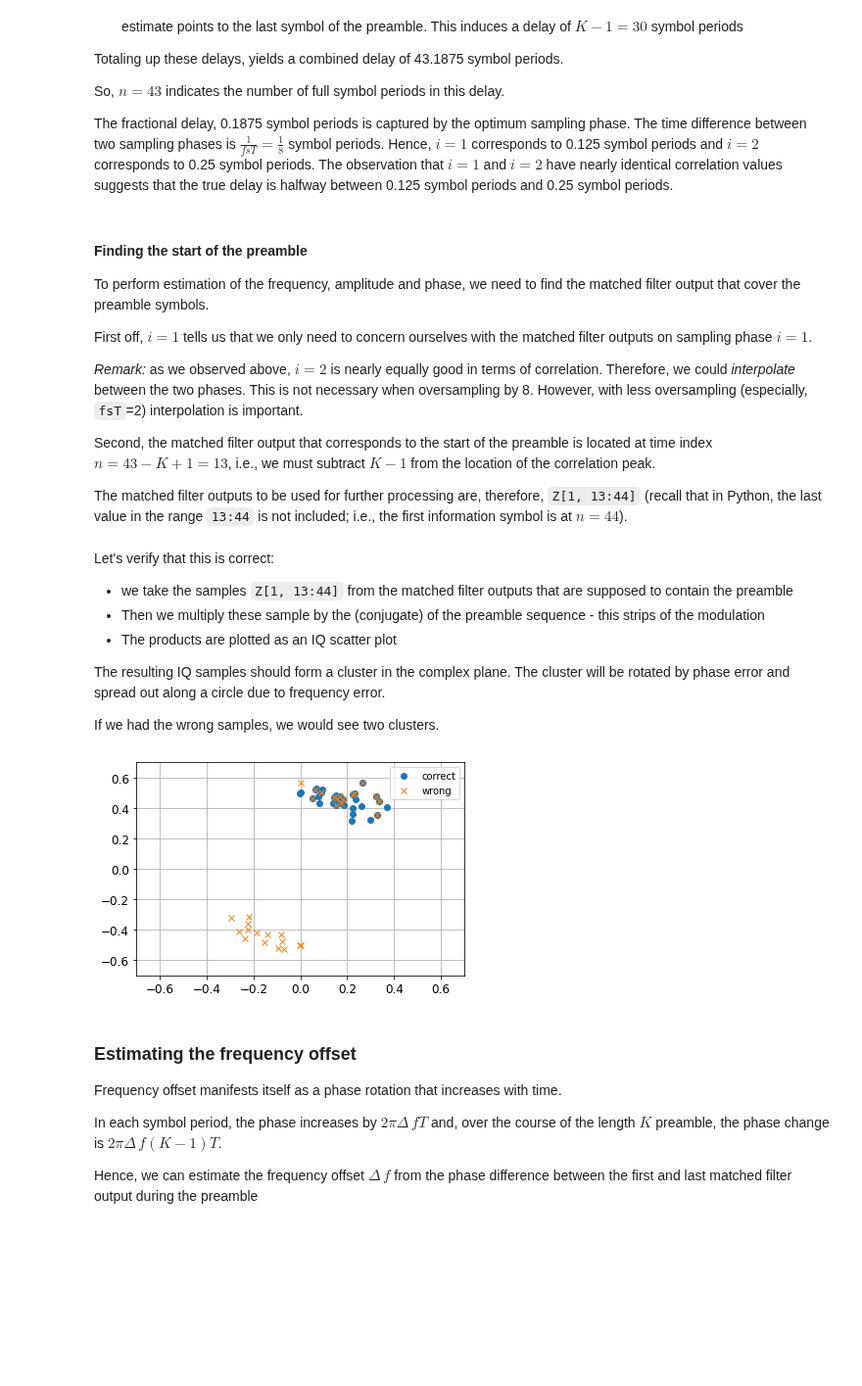
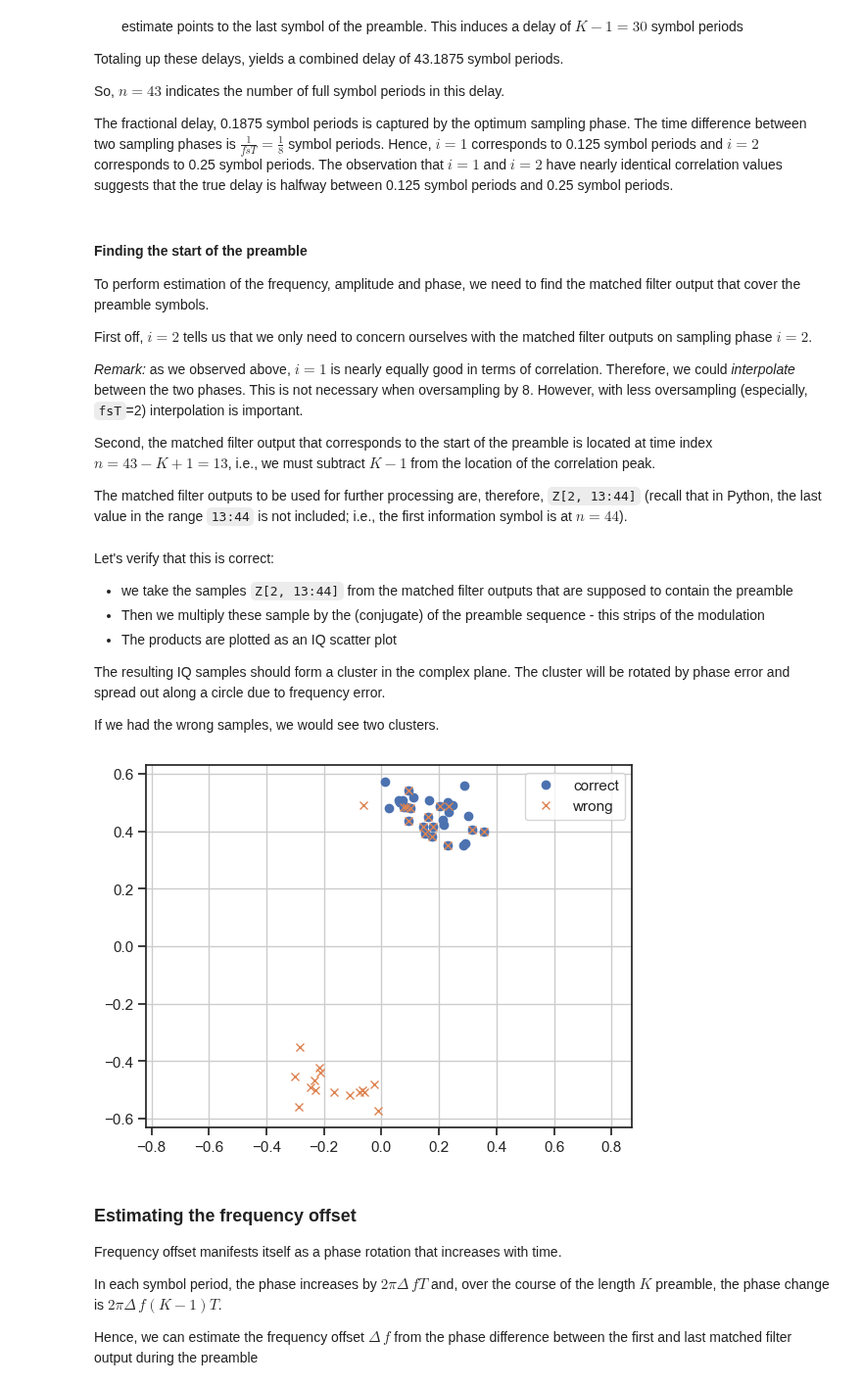
Before and after one commit to bepepa/digital_comms, a Jupyter notebook: 060_initial_synch.ipynb, the cells around one changed output. Shown at 98% size. Drawn from its saved outputs; the diff is of its cells as text; code cells hidden in the pictures; blank space fills up the shorter version.

```diff
--- a/060_initial_synch.ipynb
+++ b/060_initial_synch.ipynb
@@ -23,15 +23,18 @@ Today, we show how the training sequence can be leveraged to learn where in the
 # Import NumPy
 import numpy as np
 
+import matplotlib.pyplot as plt
+%matplotlib inline
+
+import seaborn as sns
+sns_context = "notebook"
+sns.set_theme(context=sns_context, style="ticks")
+
+# proper labeling of plots
+from matplotlib.ticker import EngFormatter
+
+# some of the functions below have Type annotations
 from typing import Tuple
-
-# To plot pretty figures, use matplotlib
-%matplotlib inline
-import matplotlib as mpl
-import matplotlib.pyplot as plt
-mpl.rc('axes', labelsize=14)
-mpl.rc('xtick', labelsize=12)
-mpl.rc('ytick', labelsize=12)
 
 # the next cells, repeat code from earlier notebooks. It would be better to import these but
 # then the notebook is no longer self-contained
@@ -49,12 +52,12 @@ def random_symbols(A, N):
     return A[np.random.randint(len(A), size=N)]
 # %%
 def srrc_pulse(a, fsT, N=5):
-    """Construct a raised cosine pulse
+    r"""Construct a raised cosine pulse
 
     Inputs:
     a - roll-off factor
     fsT - number of samples per symbol period
-    N - lenght of pulse in symbol periods; pulse ranges for -N \leq t/T \leq N (default: 5).
+    N - length of pulse in symbol periods; pulse ranges for -N \leq t/T \leq N (default: 5).
 
     Returns:
     Length 2*N*fsT+1 vector
@@ -543,17 +569,17 @@ The fractional delay, 0.1875 symbol periods is captured by the optimum sampling
 
 To perform estimation of the frequency, amplitude and phase, we need to find the matched filter output that cover the preamble symbols.
 
-First off, $i=1$ tells us that we only need to concern ourselves with the matched filter outputs on sampling phase $i=1$.
+First off, $i=2$ tells us that we only need to concern ourselves with the matched filter outputs on sampling phase $i=2$.
 
-*Remark:* as we observed above, $i=2$ is nearly equally good in terms of correlation. Therefore, we could *interpolate* between the two phases. This is not necessary when oversampling by 8. However, with less oversampling (especially, `fsT`=2) interpolation is important.
+*Remark:* as we observed above, $i=1$ is nearly equally good in terms of correlation. Therefore, we could *interpolate* between the two phases. This is not necessary when oversampling by 8. However, with less oversampling (especially, `fsT`=2) interpolation is important.
 
 Second, the matched filter output that corresponds to the start of the preamble is located at time index $n=43-K+1=13$, i.e., we must subtract $K-1$ from the location of the correlation peak.
 
-The matched filter outputs to be used for further processing are, therefore, `Z[1, 13:44]` (recall that in Python, the last value in the range `13:44` is not included; i.e., the first information symbol is at $n=44$).
+The matched filter outputs to be used for further processing are, therefore, `Z[2, 13:44]` (recall that in Python, the last value in the range `13:44` is not included; i.e., the first information symbol is at $n=44$).
 # %% [markdown]
 Let's verify that this is correct:
 
-* we take the samples `Z[1, 13:44]` from the matched filter outputs that are supposed to contain the preamble
+* we take the samples `Z[2, 13:44]` from the matched filter outputs that are supposed to contain the preamble
 * Then we multiply these sample by the (conjugate) of the preamble sequence - this strips of the modulation
 * The products are plotted as an IQ scatter plot
 
@@ -563,21 +589,22 @@ If we had the wrong samples, we would see two clusters.
 # %%
 ## check that we have the correct samples for the preamble.
 first = n_hat - K + 1
 last = n_hat + 1
-ZZ = Z[1, first:last]
+ZZ = Z[2, first:last]
 ZZ_pn = ZZ * pn.conj()
-ZZ_wrong = Z[1, first+1:last+1] * pn.conj()
+ZZ_wrong = Z[2, first+1:last+1] * pn.conj()
 
 plt.plot(np.real(ZZ_pn), np.imag(ZZ_pn), 'o', label='correct')
 plt.plot(np.real(ZZ_wrong), np.imag(ZZ_wrong), 'x', label='wrong')
 plt.grid()
 plt.xlim(-0.7, 0.7)
 plt.ylim(-0.7, 0.7)
+plt.axis('equal')
 plt.legend()
 
 plt.show()
 # %% [output]
-[figure, old version]
+[figure, new version]
 # %% [markdown]
 ### Estimating the frequency offset
 
```
Also changed, not shown: parts of 21 cells of this notebook, 1 other file.
